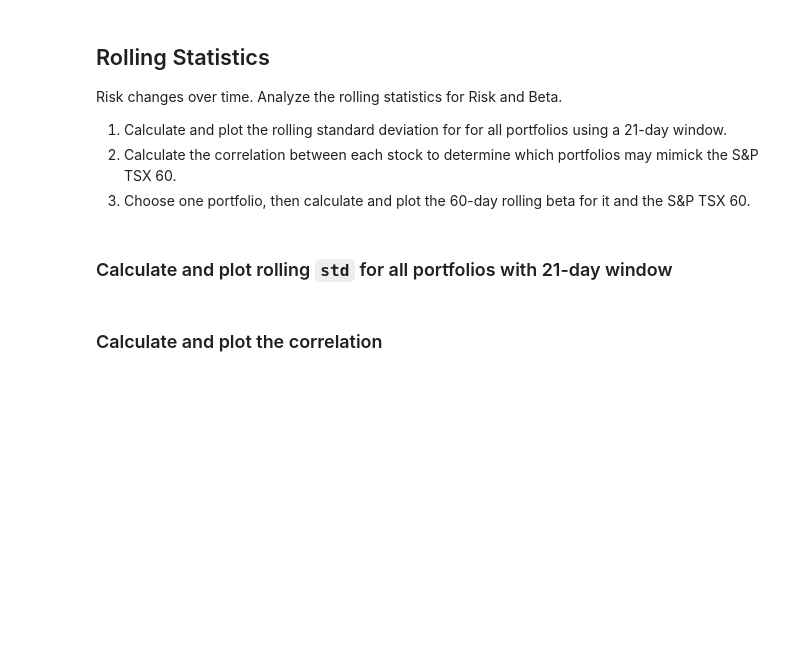
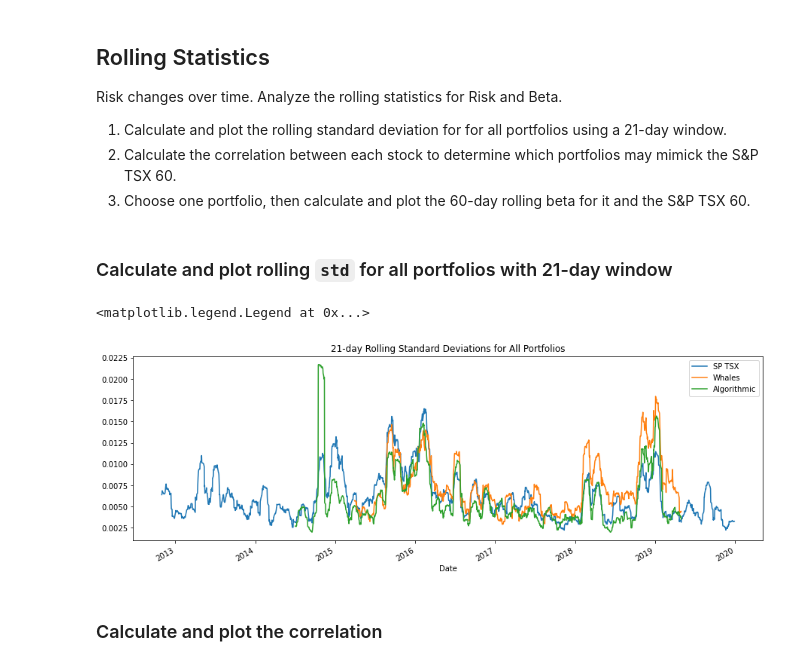
Before and after one commit to adamgulyas/pandas-homework, a Jupyter notebook: whale_analysis.ipynb, the cells around one changed output. Cells and saved outputs as stored; diff of their text form; code cells hidden in the pictures; blank space fills up the shorter version.

```diff
--- a/whale_analysis.ipynb
+++ b/whale_analysis.ipynb
@@ -182,3 +282,18 @@ Risk changes over time. Analyze the rolling statistics for Risk and Beta.
+# %%
+# Calculate the rolling standard deviation for all portfolios using a 21-day window
+whale_std_roll_21 = whale_returns.mean(axis=1).rolling(window=21).std()
+algo_std_roll_21 = algo_returns.mean(axis=1).rolling(window=21).std()
+sp_tsx_std_roll_21 = sp_tsx_returns.mean(axis=1).rolling(window=21).std()
+
+# Plot the rolling standard deviation
+ax = sp_tsx_std_roll_21.plot(figsize=(15,5), title='21-day Rolling Standard Deviations for All Portfolios')
+whale_std_roll_21.plot(ax=ax)
+algo_std_roll_21.plot(ax=ax)
+
+ax.legend(['SP TSX', 'Whales', 'Algorithmic'])
+# %% [output]
+<matplotlib.legend.Legend at 0x...>
+[figure, added]
 # %% [markdown]
 ### Calculate and plot the correlation
 # %%
```
Also changed, not shown: parts of 30 cells of this notebook.
